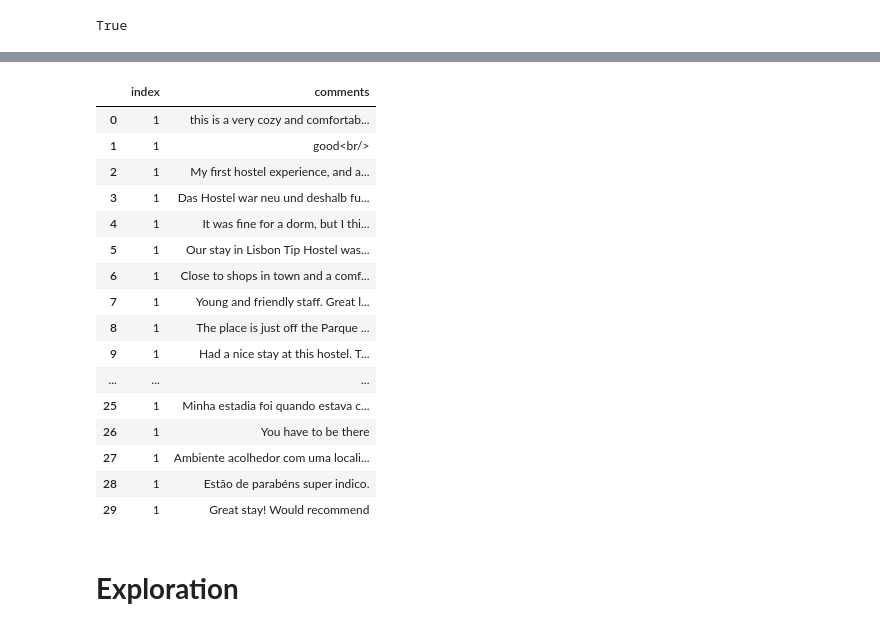
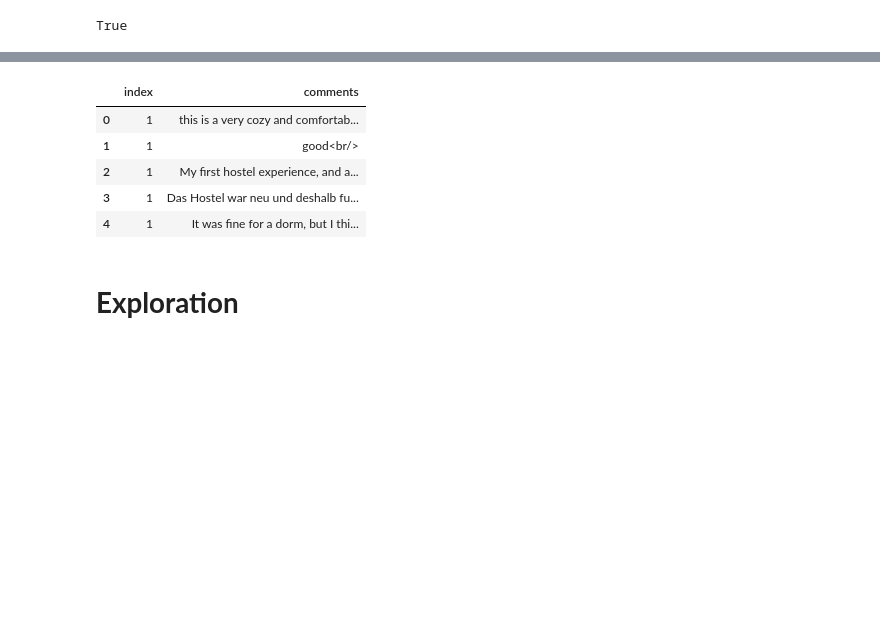
Before and after one commit to ontenkutsenko/NLP_Airbnb_Delisting_Prediction, a Jupyter notebook: Baseline.ipynb, the cells around one changed output, grey strips where cells are left out. Drawn from its saved outputs; the diff is of its cells as text; code cells hidden in the pictures; blank space fills up the shorter version.

```diff
--- a/Baseline.ipynb
+++ b/Baseline.ipynb
@@ -130,20 +123,9 @@ df_train
 # %%
-df_train_reviews.head(30)
+df_train_reviews.head(5)
 # %% [output]
 |  | index | comments |
 | 0 | 1 | this is a very cozy and comfortab... |
 | 1 | 1 | good<br/> |
 | 2 | 1 | My first hostel experience, and a... |
 | 3 | 1 | Das Hostel war neu und deshalb fu... |
 | 4 | 1 | It was fine for a dorm, but I thi... |
-| 5 | 1 | Our stay in Lisbon Tip Hostel was... |
-| 6 | 1 | Close to shops in town and a comf... |
-| 7 | 1 | Young and friendly staff. Great l... |
-| 8 | 1 | The place is just off the Parque ... |
-| 9 | 1 | Had a nice stay at this hostel. T... |
-| ... | ... | ... |
-| 25 | 1 | Minha estadia foi quando estava c... |
-| 26 | 1 | You have to be there |
-| 27 | 1 | Ambiente acolhedor com uma locali... |
-| 28 | 1 | Estão de parabéns super indico. |
-| 29 | 1 | Great stay! Would recommend |
```
Also changed, not shown: parts of 15 cells of this notebook.
